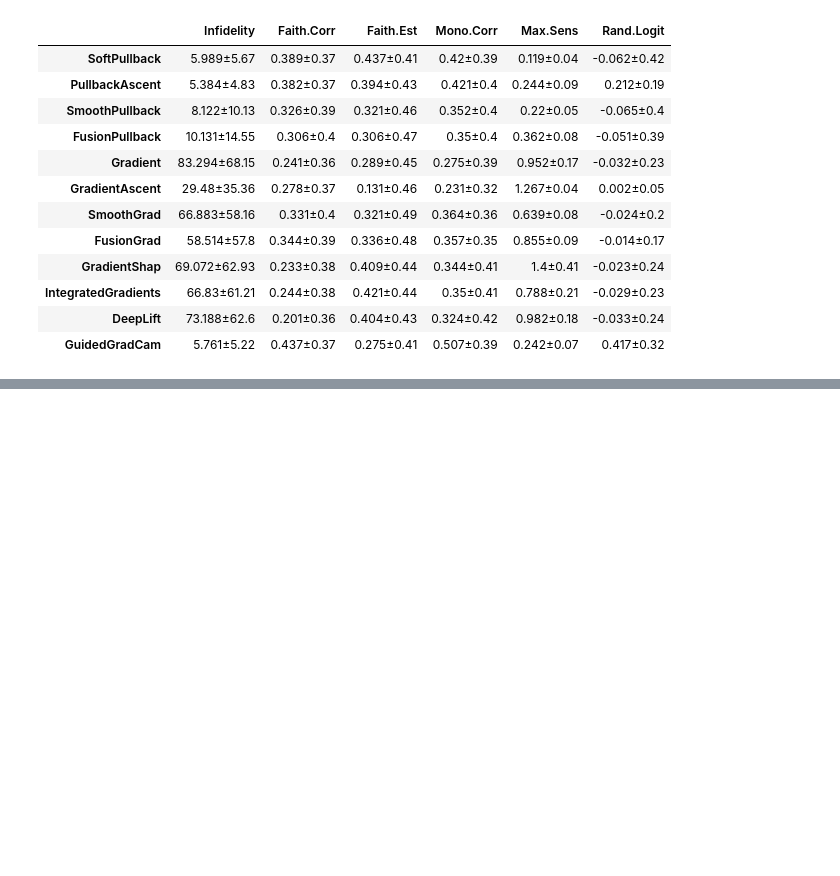
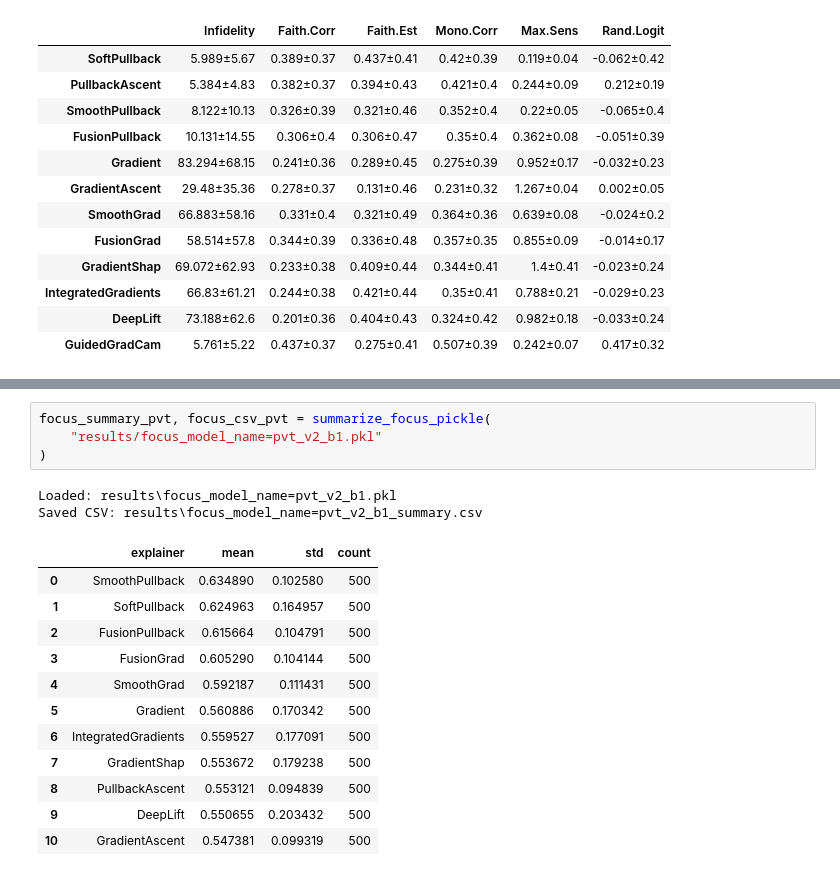
Before and after one commit to 314-Foundation/SemanticPullbacks, a Jupyter notebook: notebooks/verify_results.ipynb, the cells around one changed output, grey strips where cells are left out. Saved outputs shown, nothing was run; the diff lists cells and outputs as text; blank space fills up the shorter version.

```diff
--- a/notebooks/verify_results.ipynb
+++ b/notebooks/verify_results.ipynb
@@ -407,0 +375,19 @@ display(focus_summary)
+# %%
+focus_summary_pvt, focus_csv_pvt = summarize_focus_pickle(
+    "results/focus_model_name=pvt_v2_b1.pkl"
+)
+# %% [output]
+Loaded: results\focus_model_name=pvt_v2_b1.pkl
+Saved CSV: results\focus_model_name=pvt_v2_b1_summary.csv
+|  | explainer | mean | std | count |
+| 0 | SmoothPullback | 0.634890 | 0.102580 | 500 |
+| 1 | SoftPullback | 0.624963 | 0.164957 | 500 |
+| 2 | FusionPullback | 0.615664 | 0.104791 | 500 |
+| 3 | FusionGrad | 0.605290 | 0.104144 | 500 |
+| 4 | SmoothGrad | 0.592187 | 0.111431 | 500 |
+| 5 | Gradient | 0.560886 | 0.170342 | 500 |
+| 6 | IntegratedGradients | 0.559527 | 0.177091 | 500 |
+| 7 | GradientShap | 0.553672 | 0.179238 | 500 |
+| 8 | PullbackAscent | 0.553121 | 0.094839 | 500 |
+| 9 | DeepLift | 0.550655 | 0.203432 | 500 |
+| 10 | GradientAscent | 0.547381 | 0.099319 | 500 |
```
Also changed, not shown: parts of 7 cells of this notebook, 3 other files.
